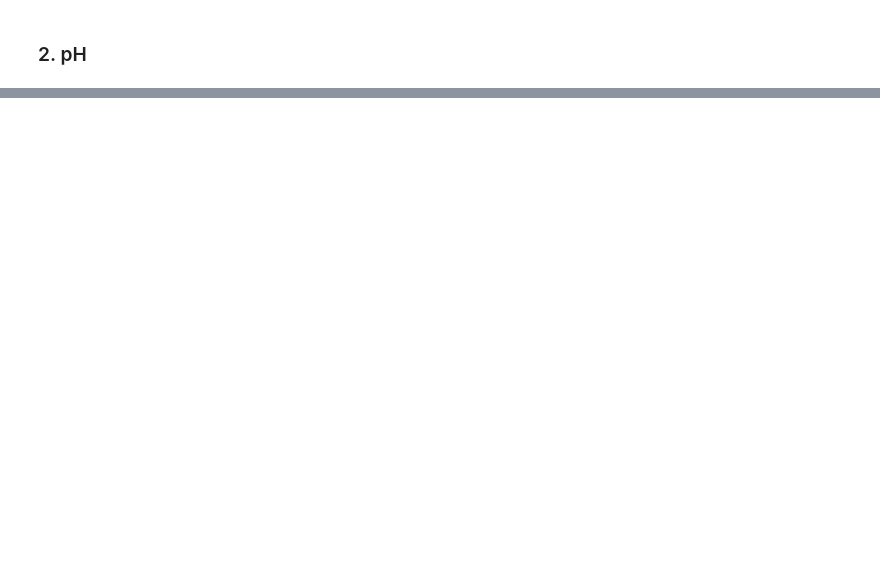
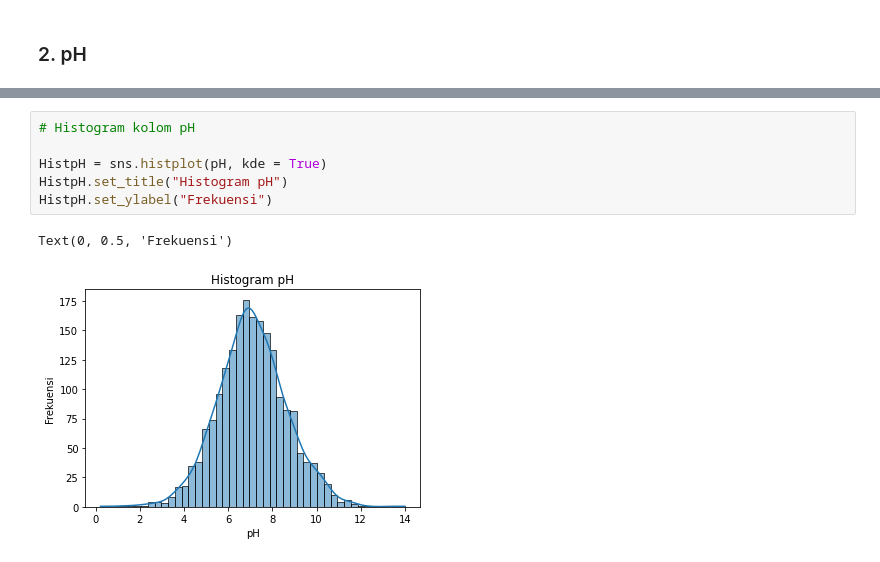
Before and after one commit to TubesForLyfe/ProbStat, a Jupyter notebook: src/main.ipynb, the cells around one changed output, grey strips where cells are left out. Cells and saved outputs as stored; diff of their text form; blank space fills up the shorter version.

```diff
--- a/src/main.ipynb
+++ b/src/main.ipynb
@@ -614,0 +291,9 @@ array([[<AxesSubplot:xlabel='id', ylabel='id'>,
+# %%
+# Histogram kolom pH
+
+HistpH = sns.histplot(pH, kde = True)
+HistpH.set_title("Histogram pH")
+HistpH.set_ylabel("Frekuensi")
+# %% [output]
+Text(0, 0.5, 'Frekuensi')
+[figure, added]
```
Also changed, not shown: parts of 92 cells of this notebook.
